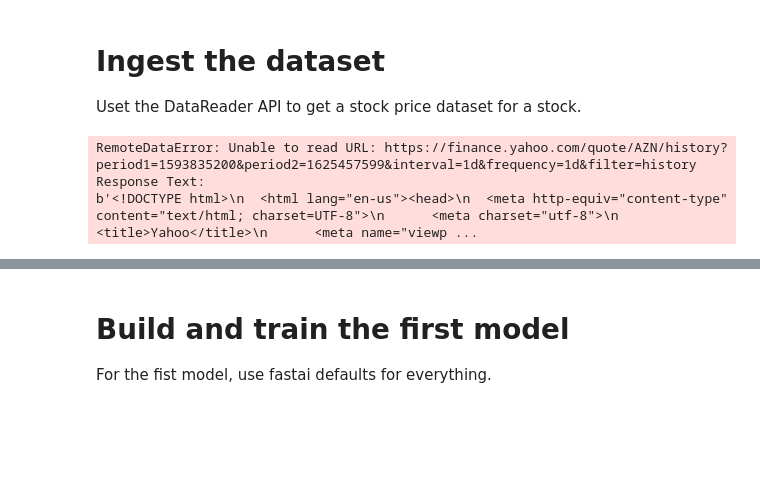
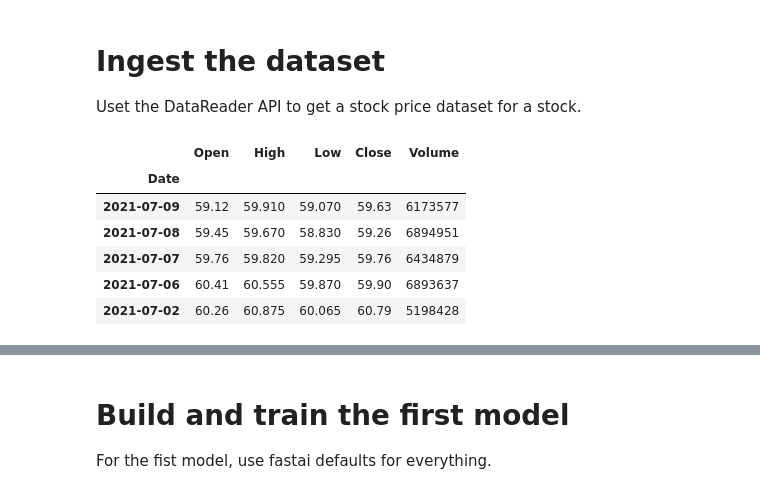
Before and after one commit to PacktPublishing/Deep-Learning-with-fastai-Cookbook, a Jupyter notebook: ch3/assessing_dataset_suitability.ipynb, the cells around one changed output, grey strips where cells are left out. Drawn from its saved outputs; the diff is of its cells as text; code cells hidden in the pictures; blank space fills up the shorter version.

```diff
--- a/ch3/assessing_dataset_suitability.ipynb
+++ b/ch3/assessing_dataset_suitability.ipynb
@@ -43,11 +43,14 @@ Uset the DataReader API to get a stock price dataset for a stock.
 end_time = datetime.now()
 start_time = datetime(end_time.year - 1, end_time.month, end_time.day)
 # %%
-# Use the DataReader API to get the stock prices for AZN (AstraZeneca) for the preceding year
-df = DataReader('AZN', 'yahoo', start_time, end_time)
-# df = DataReader('AZN',data_source='yahoo', start=start_time, end=end_time)
+# Use the DataReader API to get the stock prices for AZN (AstraZeneca)
+df = DataReader('AZN', 'stooq')
 df.head()
 # %% [output]
-RemoteDataError: Unable to read URL: https://finance.yahoo.com/quote/AZN/history?period1=1593835200&period2=1625457599&interval=1d&frequency=1d&filter=history
-Response Text:
-b'<!DOCTYPE html>\n  <html lang="en-us"><head>\n  <meta http-equiv="content-type" content="text/html; charset=UTF-8">\n      <meta charset="utf-8">\n      <title>Yahoo</title>\n      <meta name="viewp ...
+|  | Open | High | Low | Close | Volume |
+| Date |  |  |  |  |  |
+| 2021-07-09 | 59.12 | 59.910 | 59.070 | 59.63 | 6173577 |
+| 2021-07-08 | 59.45 | 59.670 | 58.830 | 59.26 | 6894951 |
+| 2021-07-07 | 59.76 | 59.820 | 59.295 | 59.76 | 6434879 |
+| 2021-07-06 | 60.41 | 60.555 | 59.870 | 59.90 | 6893637 |
+| 2021-07-02 | 60.26 | 60.875 | 60.065 | 60.79 | 5198428 |
```
Also changed, not shown: parts of 9 cells of this notebook, 1 other file.
